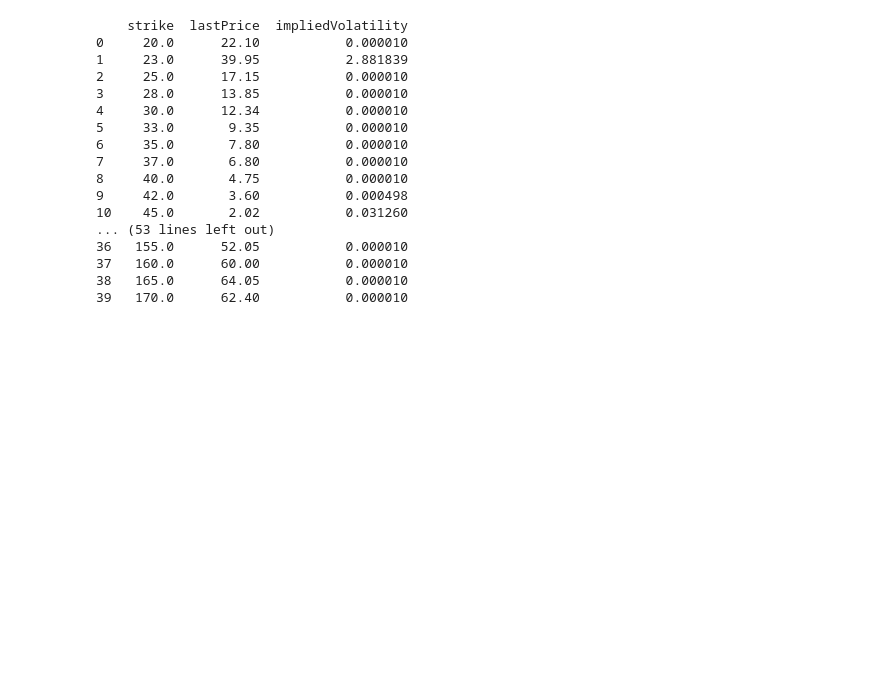
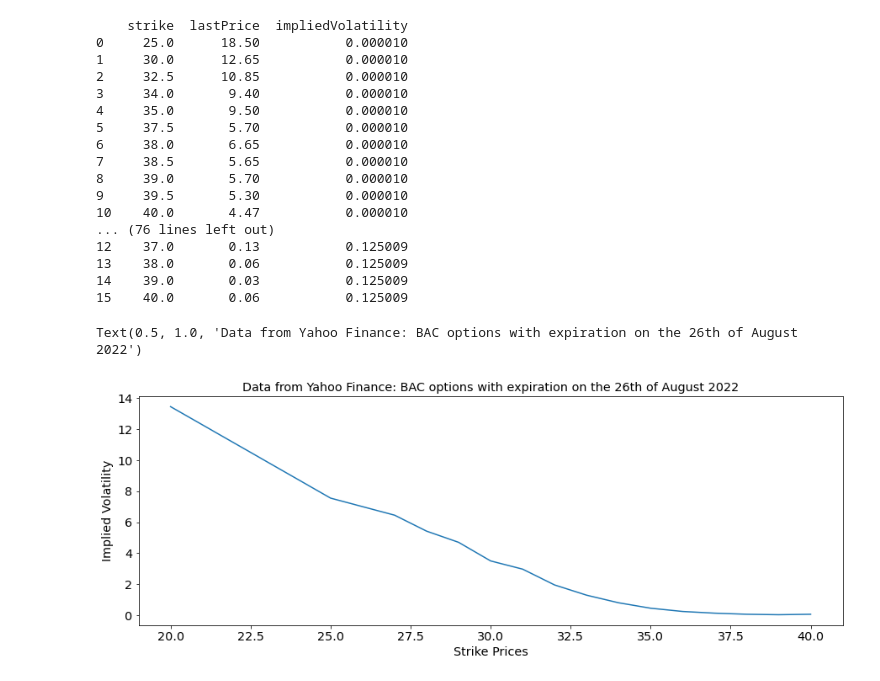
Before and after one commit to zscialom/Research_project, a Jupyter notebook: calibration_heston_strikes.ipynb, the cells around one changed output. Cells and saved outputs as stored; diff of their text form; code cells hidden in the pictures; blank space fills up the shorter version.

Commit message:
Last commit: Paper+ code

```diff
--- a/calibration_heston_strikes.ipynb
+++ b/calibration_heston_strikes.ipynb
@@ -93,26 +93,43 @@ df_market_put_ge = pd.DataFrame({'strike':strike_put_list_ge ,
                    'lastPrice':market_price_put_ge ,
                    'impliedVolatility': market_implied_vol_put_ge})
 
+# Get Market Call Prices - BAC
+strike_call_list_BAC = (options_bac[0]['strike'])
+market_price_call_BAC = (options_bac[0]['lastPrice'])
+market_implied_vol_call_BAC = (options_bac[0]['impliedVolatility'])
+df_market_call_BAC = pd.DataFrame({'strike':strike_call_list_BAC ,
+                   'lastPrice':market_price_call_BAC ,
+                   'impliedVolatility': market_implied_vol_call_BAC})
+
 print(df_market_call_csco)
 print(df_market_put_ge)
+print(df_market_call_BAC)
 # %% [output]
     strike  lastPrice  impliedVolatility
-0     20.0      22.10           0.000010
-1     23.0      39.95           2.881839
-2     25.0      17.15           0.000010
-3     28.0      13.85           0.000010
-4     30.0      12.34           0.000010
-5     33.0       9.35           0.000010
-6     35.0       7.80           0.000010
-7     37.0       6.80           0.000010
-8     40.0       4.75           0.000010
-9     42.0       3.60           0.000498
-10    45.0       2.02           0.031260
-... (53 lines left out)
-36   155.0      52.05           0.000010
-37   160.0      60.00           0.000010
-38   165.0      64.05           0.000010
-39   170.0      62.40           0.000010
+0     25.0      18.50           0.000010
+1     30.0      12.65           0.000010
+2     32.5      10.85           0.000010
+3     34.0       9.40           0.000010
+4     35.0       9.50           0.000010
+5     37.5       5.70           0.000010
+6     38.0       6.65           0.000010
+7     38.5       5.65           0.000010
+8     39.0       5.70           0.000010
+9     39.5       5.30           0.000010
+10    40.0       4.47           0.000010
+... (76 lines left out)
+12    37.0       0.13           0.125009
+13    38.0       0.06           0.125009
+14    39.0       0.03           0.125009
+15    40.0       0.06           0.125009
+# %%
+plt.plot(strike_call_list_BAC,market_price_call_BAC)
+plt.xlabel("Strike Prices")
+plt.ylabel("Implied Volatility")
+plt.title("Data from Yahoo Finance: BAC options with expiration on the 26th of August 2022")
+# %% [output]
+Text(0.5, 1.0, 'Data from Yahoo Finance: BAC options with expiration on the 26th of August 2022')
+[figure, added]
 # %%
 # Choose interesting strikes values: MARKET PRICES - CSCO
 call_CSCO_strikes = df_market_call_csco['strike']
```
Also changed, not shown: parts of 6 cells of this notebook, 5 other files.
